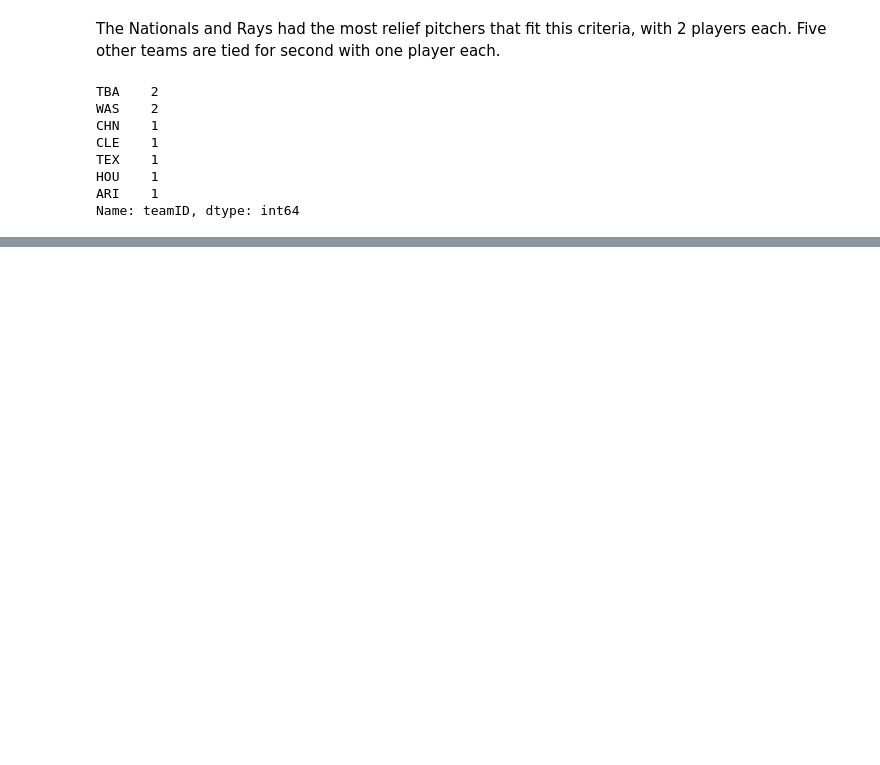
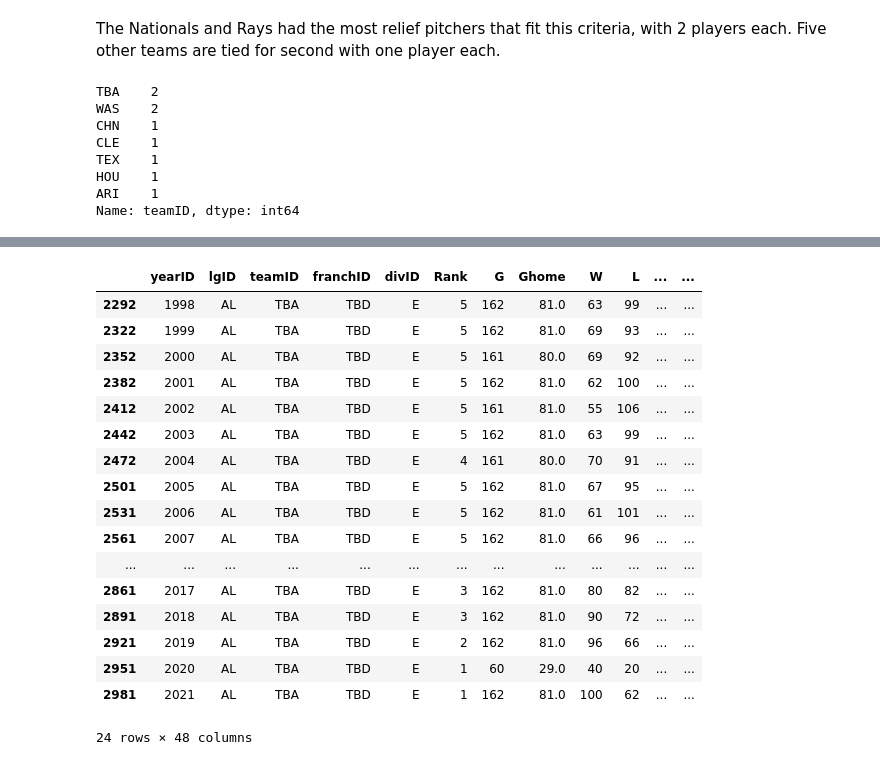
Before and after one commit to dw943893/baseball_predictor, a Jupyter notebook: CAP_EDA.ipynb, the cells around one changed output, grey strips where cells are left out. Drawn from its saved outputs; the diff is of its cells as text; code cells hidden in the pictures; blank space fills up the shorter version.

```diff
--- a/CAP_EDA.ipynb
+++ b/CAP_EDA.ipynb
@@ -762,0 +1008,21 @@ memory usage: 16.1+ KB
+# %%
+teams[teams["teamID"] == "TBA"]
+# %% [output]
+|  | yearID | lgID | teamID | franchID | divID | Rank | G | Ghome | W | L | ... | ... |
+| 2292 | 1998 | AL | TBA | TBD | E | 5 | 162 | 81.0 | 63 | 99 | ... | ... |
+| 2322 | 1999 | AL | TBA | TBD | E | 5 | 162 | 81.0 | 69 | 93 | ... | ... |
+| 2352 | 2000 | AL | TBA | TBD | E | 5 | 161 | 80.0 | 69 | 92 | ... | ... |
+| 2382 | 2001 | AL | TBA | TBD | E | 5 | 162 | 81.0 | 62 | 100 | ... | ... |
+| 2412 | 2002 | AL | TBA | TBD | E | 5 | 161 | 81.0 | 55 | 106 | ... | ... |
+| 2442 | 2003 | AL | TBA | TBD | E | 5 | 162 | 81.0 | 63 | 99 | ... | ... |
+| 2472 | 2004 | AL | TBA | TBD | E | 4 | 161 | 80.0 | 70 | 91 | ... | ... |
+| 2501 | 2005 | AL | TBA | TBD | E | 5 | 162 | 81.0 | 67 | 95 | ... | ... |
+| 2531 | 2006 | AL | TBA | TBD | E | 5 | 162 | 81.0 | 61 | 101 | ... | ... |
+| 2561 | 2007 | AL | TBA | TBD | E | 5 | 162 | 81.0 | 66 | 96 | ... | ... |
+| ... | ... | ... | ... | ... | ... | ... | ... | ... | ... | ... | ... | ... |
+| 2861 | 2017 | AL | TBA | TBD | E | 3 | 162 | 81.0 | 80 | 82 | ... | ... |
+| 2891 | 2018 | AL | TBA | TBD | E | 3 | 162 | 81.0 | 90 | 72 | ... | ... |
+| 2921 | 2019 | AL | TBA | TBD | E | 2 | 162 | 81.0 | 96 | 66 | ... | ... |
+| 2951 | 2020 | AL | TBA | TBD | E | 1 | 60 | 29.0 | 40 | 20 | ... | ... |
+| 2981 | 2021 | AL | TBA | TBD | E | 1 | 162 | 81.0 | 100 | 62 | ... | ... |
+24 rows × 48 columns
```
Also changed, not shown: parts of 55 cells of this notebook, 1 other file.
